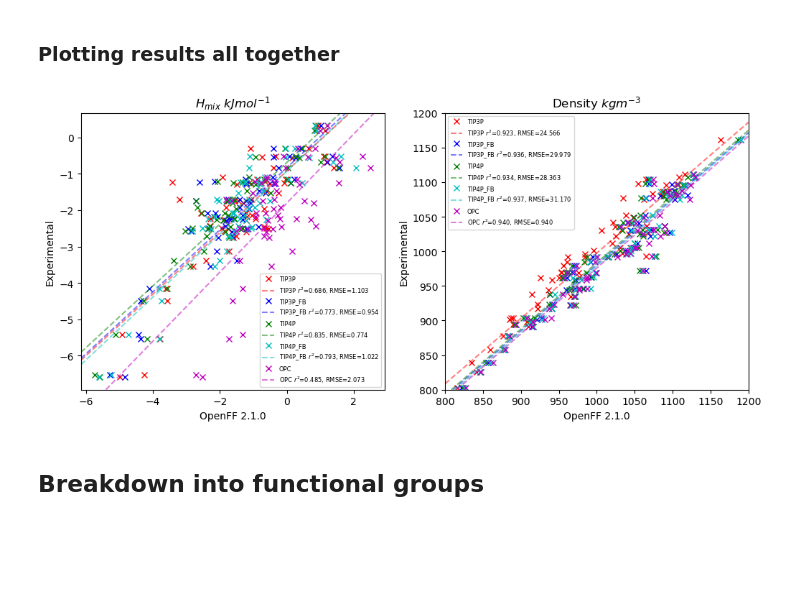
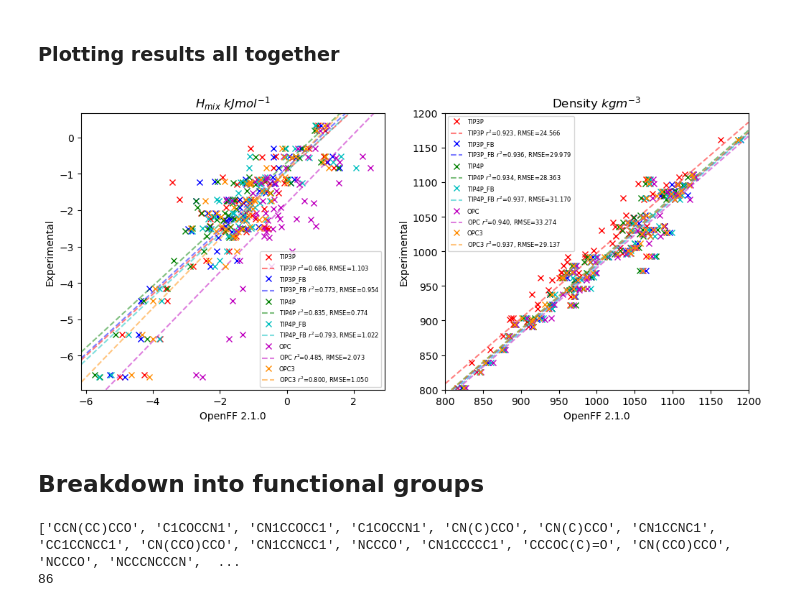
Before and after one commit to barmoral/evaluator-blanca, a Jupyter notebook: evaluator_water_calcs/hmix_dens_watermodels/eval_hmix_dens_analysis.ipynb, the cells around one changed output. Cells and saved outputs as stored; diff of their text form; code cells hidden in the pictures; blank space fills up the shorter version.

```diff
--- a/evaluator_water_calcs/hmix_dens_watermodels/eval_hmix_dens_analysis.ipynb
+++ b/evaluator_water_calcs/hmix_dens_watermodels/eval_hmix_dens_analysis.ipynb
@@ -258,7 +240,7 @@ def analysis_all(phys_prop,water_model):
 
     return results
 # %%
-waters=('TIP3P','TIP3P_FB','TIP4P','TIP4P_FB','OPC')
+waters=('TIP3P','TIP3P_FB','TIP4P','TIP4P_FB','OPC','OPC3')
 
 results=dict()
 
@@ -281,34 +263,38 @@ plt.axline(xy1=(0,results['TIP4P:EnthalpyOfMixing-Stats']['intercept']),slope=re
 plt.plot(results['TIP4P_FB:EnthalpyOfMixing-Estimated_Values'], results['TIP4P_FB:EnthalpyOfMixing-Experimental_Values'], marker='x', linestyle='None', color='c',label='TIP4P_FB')
 plt.axline(xy1=(0,results['TIP4P_FB:EnthalpyOfMixing-Stats']['intercept']),slope=results['TIP4P_FB:EnthalpyOfMixing-Stats']['slope'], linestyle="--", color='c', alpha=0.5, label='TIP4P_FB $r^{2}$=%.3f, RMSE=%.3f'%(results['TIP4P_FB:EnthalpyOfMixing-Stats']['r2_value'],results['TIP4P_FB:EnthalpyOfMixing-Stats']['rmse']))
 plt.plot(results['OPC:EnthalpyOfMixing-Estimated_Values'], results['OPC:EnthalpyOfMixing-Experimental_Values'], marker='x', linestyle='None', color='m', label='OPC')
 plt.axline(xy1=(0,results['OPC:EnthalpyOfMixing-Stats']['intercept']),slope=results['OPC:EnthalpyOfMixing-Stats']['slope'], linestyle="--", color='m', alpha=0.5, label='OPC $r^{2}$=%.3f, RMSE=%.3f'%(results['OPC:EnthalpyOfMixing-Stats']['r2_value'],results['OPC:EnthalpyOfMixing-Stats']['rmse']))
+plt.plot(results['OPC3:EnthalpyOfMixing-Estimated_Values'], results['OPC3:EnthalpyOfMixing-Experimental_Values'], marker='x', linestyle='None', color='darkorange', label='OPC3')
+plt.axline(xy1=(0,results['OPC3:EnthalpyOfMixing-Stats']['intercept']),slope=results['OPC3:EnthalpyOfMixing-Stats']['slope'], linestyle="--", color='darkorange', alpha=0.5, label='OPC3 $r^{2}$=%.3f, RMSE=%.3f'%(results['OPC3:EnthalpyOfMixing-Stats']['r2_value'],results['OPC3:EnthalpyOfMixing-Stats']['rmse']))
 plt.title('$H_{mix}$ $kJ mol^{-1}$')
 plt.xlabel('OpenFF 2.1.0')
 plt.ylabel('Experimental')
 plt.legend(prop={'size': 6})
 
 plt.subplot(1,2,2)
 plt.plot(results['TIP3P:Density-Estimated_Values'], results['TIP3P:Density-Experimental_Values'], marker='x', linestyle='None', color='r', label='TIP3P')
 plt.axline(xy1=(0,results['TIP3P:Density-Stats']['intercept']),slope=results['TIP3P:Density-Stats']['slope'], linestyle="--", color='r', alpha=0.5, label='TIP3P $r^{2}$=%.3f, RMSE=%.3f'%(results['TIP3P:Density-Stats']['r2_value'], results['TIP3P:Density-Stats']['rmse']))
 plt.plot(results['TIP3P_FB:Density-Estimated_Values'], results['TIP3P_FB:Density-Experimental_Values'], marker='x', linestyle='None', color='b',label='TIP3P_FB')
 plt.axline(xy1=(0,results['TIP3P_FB:Density-Stats']['intercept']),slope=results['TIP3P_FB:Density-Stats']['slope'], linestyle="--", color='b', alpha=0.5, label='TIP3P_FB $r^{2}$=%.3f, RMSE=%.3f'%(results['TIP3P_FB:Density-Stats']['r2_value'], results['TIP3P_FB:Density-Stats']['rmse']))
 plt.plot(results['TIP4P:Density-Estimated_Values'], results['TIP4P:Density-Experimental_Values'], marker='x', linestyle='None', color='g', label='TIP4P')
 plt.axline(xy1=(0,results['TIP4P:Density-Stats']['intercept']),slope=results['TIP4P:Density-Stats']['slope'], linestyle="--", color='g', alpha=0.5, label='TIP4P $r^{2}$=%.3f, RMSE=%.3f'%(results['TIP4P:Density-Stats']['r2_value'], results['TIP4P:Density-Stats']['rmse']))
 plt.plot(results['TIP4P_FB:Density-Estimated_Values'], results['TIP4P_FB:Density-Experimental_Values'], marker='x', linestyle='None', color='c',label='TIP4P_FB')
 plt.axline(xy1=(0,results['TIP4P_FB:Density-Stats']['intercept']),slope=results['TIP4P_FB:Density-Stats']['slope'], linestyle="--", color='c', alpha=0.5, label='TIP4P_FB $r^{2}$=%.3f, RMSE=%.3f'%(results['TIP4P_FB:Density-Stats']['r2_value'], results['TIP4P_FB:Density-Stats']['rmse']))
 plt.plot(results['OPC:Density-Estimated_Values'], results['OPC:Density-Experimental_Values'], marker='x', linestyle='None', color='m',label='OPC')
-plt.axline(xy1=(0,results['OPC:Density-Stats']['intercept']),slope=results['OPC:Density-Stats']['slope'], linestyle="--", color='m', alpha=0.5, label='OPC $r^{2}$=%.3f, RMSE=%.3f'%(results['OPC:Density-Stats']['r2_value'], results['OPC:Density-Stats']['r2_value']))
+plt.axline(xy1=(0,results['OPC:Density-Stats']['intercept']),slope=results['OPC:Density-Stats']['slope'], linestyle="--", color='m', alpha=0.5, label='OPC $r^{2}$=%.3f, RMSE=%.3f'%(results['OPC:Density-Stats']['r2_value'], results['OPC:Density-Stats']['rmse']))
+plt.plot(results['OPC3:Density-Estimated_Values'], results['OPC3:Density-Experimental_Values'], marker='x', linestyle='None', color='darkorange',label='OPC3')
+plt.axline(xy1=(0,results['OPC3:Density-Stats']['intercept']),slope=results['OPC3:Density-Stats']['slope'], linestyle="--", color='darkorange', alpha=0.5, label='OPC3 $r^{2}$=%.3f, RMSE=%.3f'%(results['OPC3:Density-Stats']['r2_value'], results['OPC3:Density-Stats']['rmse']))
 plt.xlim(800,1200)
 plt.ylim(800,1200)
 plt.title("Density $kg m^{-3}$")
 plt.xlabel('OpenFF 2.1.0')
 plt.ylabel('Experimental')
 plt.legend(prop={'size': 6})
 
 plt.savefig('hmix_dens_plot.png')
 
 plt.show()
 # %% [output]
-[figure, old version]
+[figure, new version]
 # %% [markdown]
 ## Breakdown into functional groups
@@ -316,0 +305,16 @@ from rdkit import Chem
+# %%
+subs=list(set(data_set_initial.substances))
+smiles_list=[]
+
+for i in subs:
+    comps=i.components[0].smiles
+    comps=comps.upper()
+    if comps != "O":
+        #print(comps)
+        smiles_list.append(comps)
+
+print(smiles_list)
+print(len(smiles_list))
+# %% [output]
+['CCN(CC)CCO', 'C1COCCN1', 'CN1CCOCC1', 'C1COCCN1', 'CN(C)CCO', 'CN(C)CCO', 'CN1CCNC1', 'CC1CCNCC1', 'CN(CCO)CCO', 'CN1CCNCC1', 'NCCCO', 'CN1CCCCC1', 'CCCOC(C)=O', 'CN(CCO)CCO', 'NCCCO', 'NCCCNCCCN',  ...
+86
```
Also changed, not shown: parts of 14 cells of this notebook.
